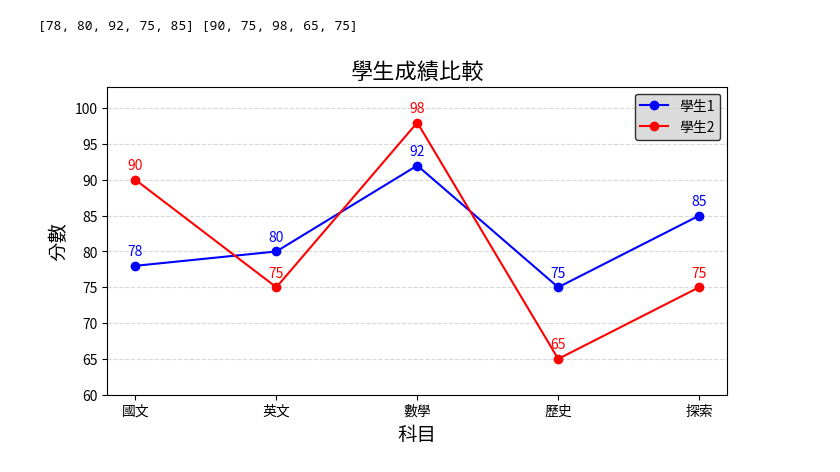
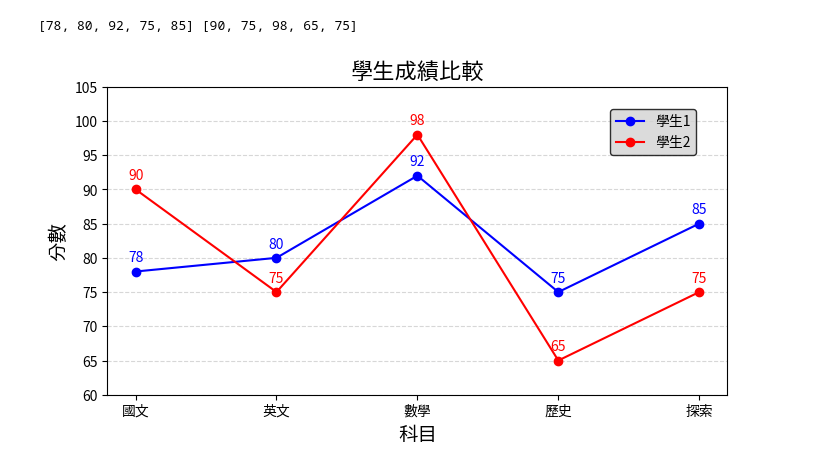
Before and after one commit to Bondsyang/bondsyang_0625, a Jupyter notebook: lesson14/lesson14_2.ipynb, the cells around one changed output. Drawn from its saved outputs; the diff is of its cells as text; code cells hidden in the pictures.

```diff
--- a/lesson14/lesson14_2.ipynb
+++ b/lesson14/lesson14_2.ipynb
@@ -8,33 +8,34 @@ mpl.rc('font', family='ChineseFont')
 # %%
 import matplotlib.pyplot as plt
 # 來源資料
 student1 = {'國文':78, '英文':80, '數學':92, '歷史':75, '探索':85}
 student2 = {'國文':90, '英文':75, '數學':98, '歷史':65, '探索':75}
 subjects = list(student1.keys())
 scores1 = list(student1.values())
 scores2 = list(student2.values())
 print(scores1, scores2)
 
 #建立圖形和軸
 figure = plt.figure(figsize=(8, 4), dpi=100, facecolor='w', edgecolor='k')
 axes = figure.add_subplot(111)
 axes.plot(subjects, scores1, label='學生1', marker='o', color='blue')
 axes.plot(subjects, scores2, label='學生2', marker='o', color='red')
 axes.set_title('學生成績比較', fontsize=16)
 axes.set_xlabel('科目', fontsize=14)
 axes.set_ylabel('分數', fontsize=14)
 #顯示網格
 axes.grid(True, linestyle='--', alpha=0.5, axis='y')
-axes.legend(loc='best', fontsize=10, edgecolor='black', facecolor='lightgray', framealpha=0.8)
+#legend,define位置，太靠邊，調整位置
+axes.legend(loc='upper left', fontsize=10, edgecolor='black', facecolor='lightgray', framealpha=0.8,bbox_to_anchor=(0.80, 0.95))
 #marker上顯示學生分數
 for i, score in enumerate(scores1):
     axes.text(subjects[i], score + 1, str(score), ha='center', va='bottom', fontsize=10, color='blue')
 for i, score in enumerate(scores2):
     axes.text(subjects[i], score + 1, str(score), ha='center', va='bottom', fontsize=10, color='red')
 # marker上顯示學生分數，超過圖形範圍，將圖形範圍調整
 # 設定y軸範圍(使用原有的最大值和最小值，各增加5)
-axes.set_ylim(min(min(scores1), min(scores2)) - 5, max(max(scores1), max(scores2)) + 5)
+axes.set_ylim(min(min(scores1), min(scores2)) - 5, max(max(scores1), max(scores2)) + 7)
 plt.show()
 # %% [output]
 [78, 80, 92, 75, 85] [90, 75, 98, 65, 75]
-[figure, old version]
+[figure, new version]
```
